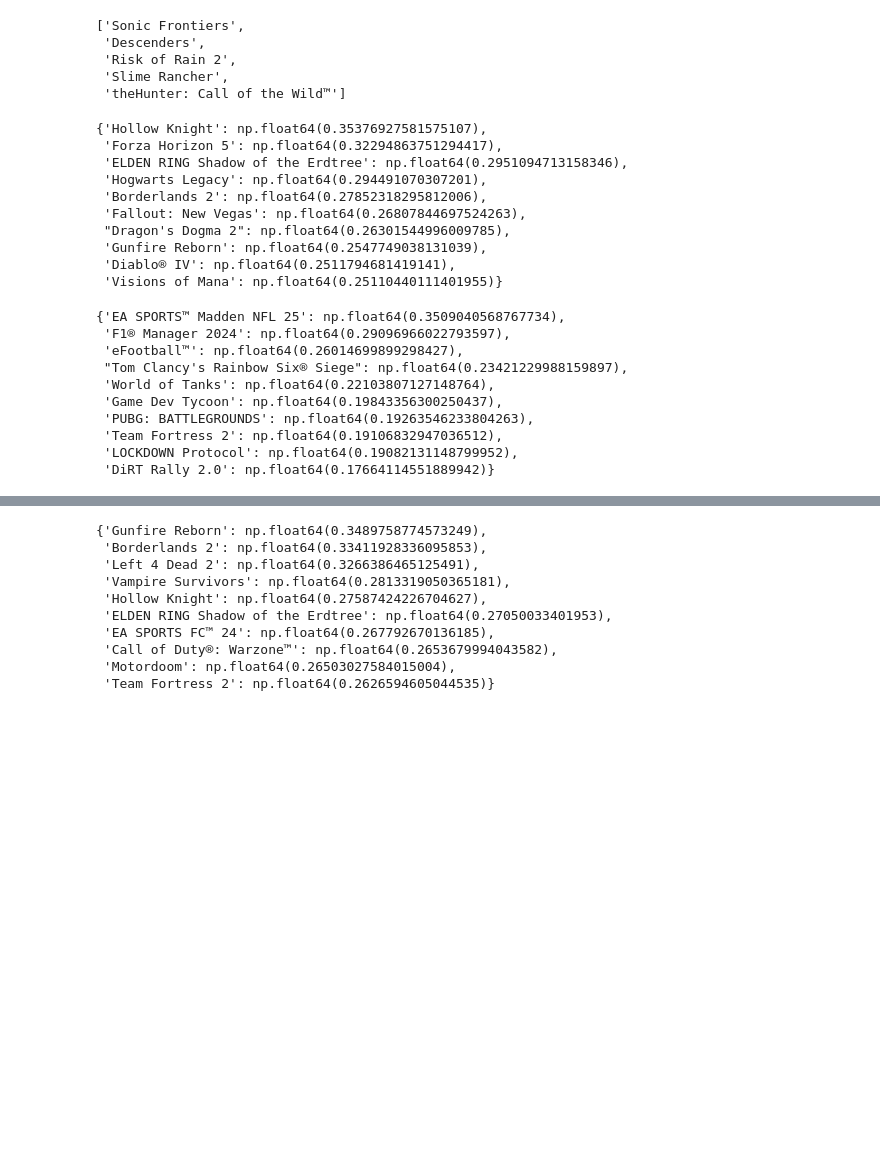
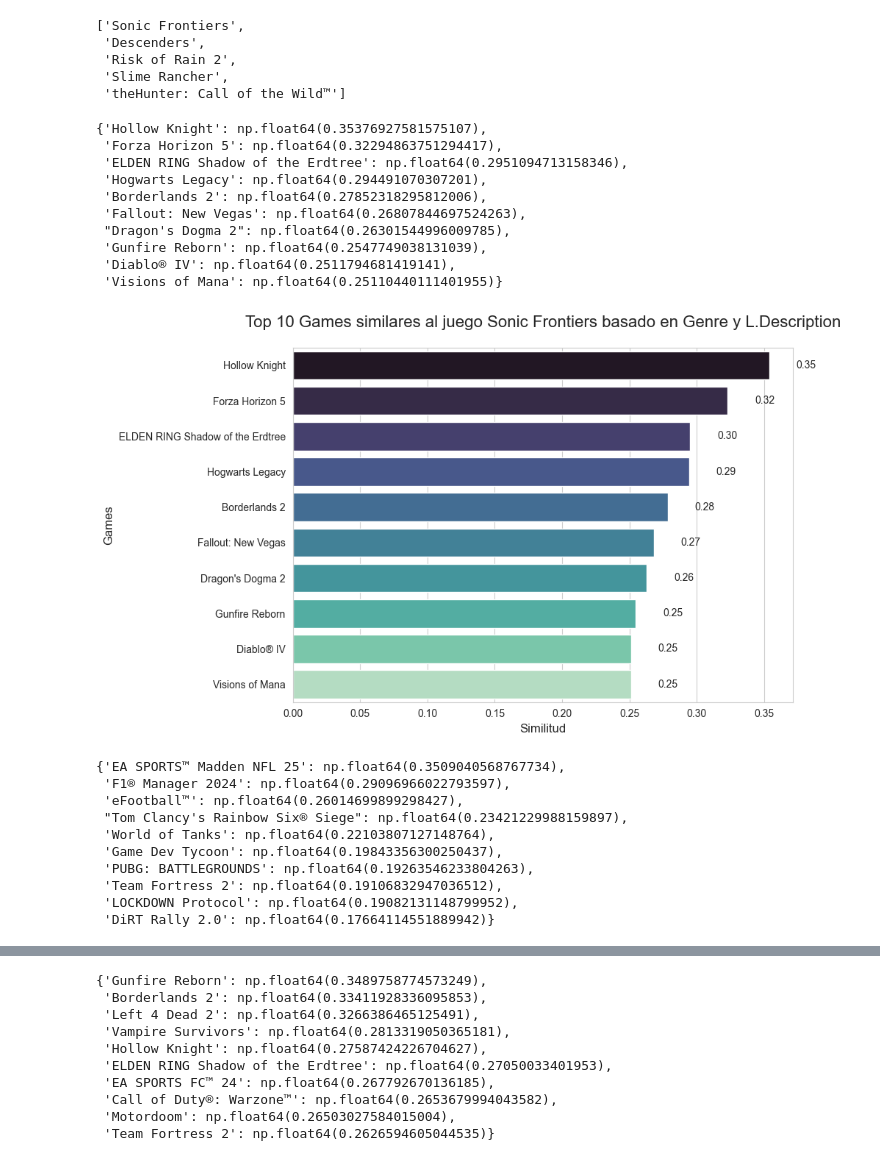
Before and after one commit to jgilsu11/laboratorio_modulo9-leccion03-sistemas_de_recomendacion, a Jupyter notebook: modulo09-leccion05-sistemas-recomendacion-LABORATORIO.ipynb, the cells around one changed output, grey strips where cells are left out. Drawn from its saved outputs; the diff is of its cells as text; code cells hidden in the pictures; blank space fills up the shorter version.

```diff
--- a/modulo09-leccion05-sistemas-recomendacion-LABORATORIO.ipynb
+++ b/modulo09-leccion05-sistemas-recomendacion-LABORATORIO.ipynb
@@ -258,30 +285,52 @@ conjunto_prueba
 # %%
 for juego in conjunto_prueba:
     user_like_game=juego
 
     game_index= get_index_from_name(user_like_game, datos)   #esto me devuelve el indice de la peli del usuario
 
     #Aqui sacamos los indices y distancias del resto de las pelis resecto a nuestra peli
     similar_games=list(enumerate(similarity[game_index]))
 
     #Lo ordenamos para que nos de las pelis que más se parecen a nuestra peli
     sorted_movies=sorted(similar_games, key=lambda x: x[1], reverse=True)
 
     top_game ={}
     for i in sorted_movies[1:11]:
         top_game[get_name_from_index(i[0], datos)]=i[1]
     display(top_game)
+
+    #grafico
+    plt.figure(figsize=(10, 6))
+    sns.set_style("whitegrid")
+
+    sns.barplot(
+        x=list(top_game.values()),
+        y=list(top_game.keys()),
+        palette="mako"
+    )
+
+    plt.title(f"Top 10 Games similares al juego {juego} basado en Genre y L.Description", fontsize=16, pad=20)
+    plt.xlabel("Similitud", fontsize=12)
+    plt.ylabel("Games", fontsize=12)
+
+    # Añadir valores al final de cada barra
+    for i, value in enumerate(top_game.values()):
+        plt.text(value + 0.02, i, f"{value:.2f}", va='center', fontsize=10)
+
+    plt.tight_layout()
+    plt.show();
 # %% [output]
 {'Hollow Knight': np.float64(0.35376927581575107),
  'Forza Horizon 5': np.float64(0.32294863751294417),
  'ELDEN RING Shadow of the Erdtree': np.float64(0.2951094713158346),
  'Hogwarts Legacy': np.float64(0.294491070307201),
  'Borderlands 2': np.float64(0.27852318295812006),
  'Fallout: New Vegas': np.float64(0.26807844697524263),
  "Dragon's Dogma 2": np.float64(0.26301544996009785),
  'Gunfire Reborn': np.float64(0.2547749038131039),
  'Diablo® IV': np.float64(0.2511794681419141),
  'Visions of Mana': np.float64(0.25110440111401955)}
+[figure, added]
 {'EA SPORTS™ Madden NFL 25': np.float64(0.3509040568767734),
  'F1® Manager 2024': np.float64(0.29096966022793597),
  'eFootball™': np.float64(0.26014699899298427),
```
Also changed, not shown: parts of 42 cells of this notebook.
